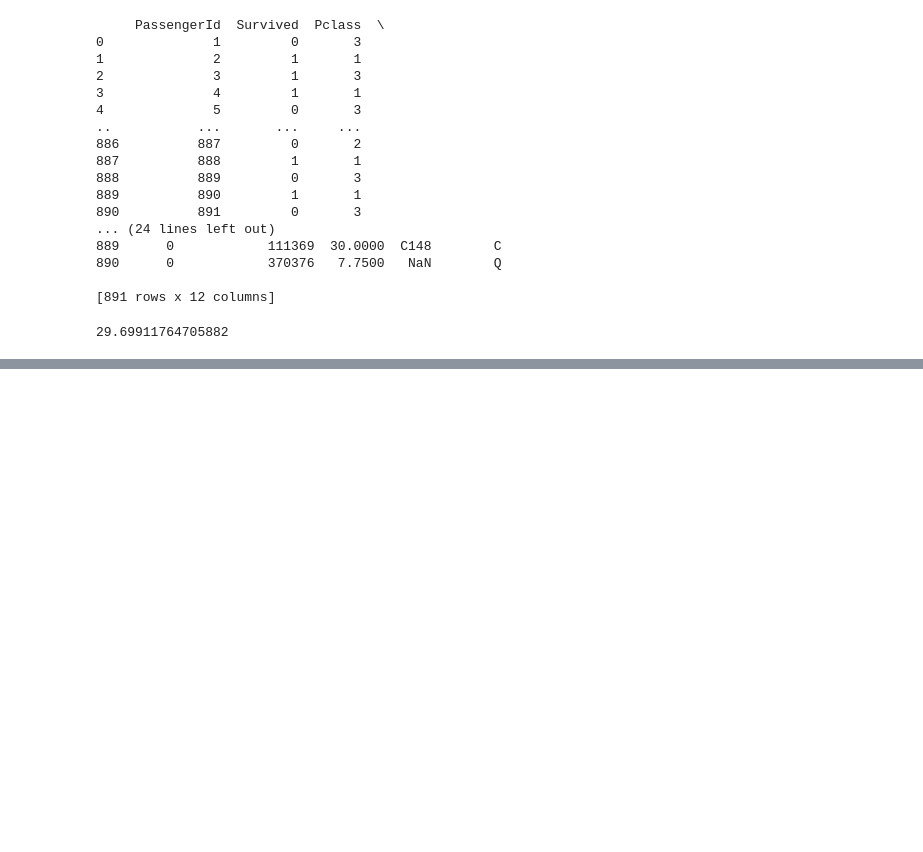
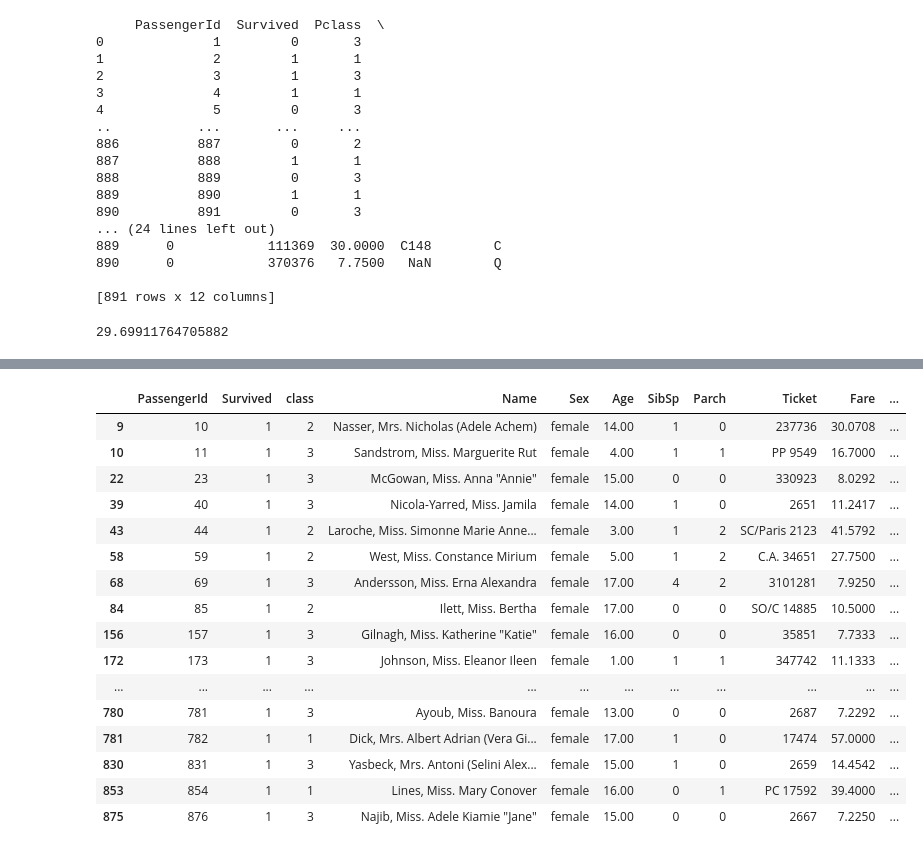
Before and after one commit to Pradeep24032004/data_science, a Jupyter notebook: PandasBasics.ipynb, the cells around one changed output, grey strips where cells are left out. Drawn from its saved outputs; the diff is of its cells as text; code cells hidden in the pictures; blank space fills up the shorter version.

```diff
--- a/PandasBasics.ipynb
+++ b/PandasBasics.ipynb
@@ -470,0 +487,4 @@ df['Age'].mean()
+# %%
+#removing a column syntax: df.drop(column_name)
+df.drop('Sibsp', axis=1, inplace=True)  #changing axis to column for row axis=0 and for column axis=1
+#inplace=true removes column permenantly from the dataset
@@ -470,0 +493,5 @@ df['Age'].mean()
+# %%
+#renaming the columns of the datset
+df.rename(columns={'Pclass':'class'},inplace=True)
+#by using inplace we change the name of column permenantly
+df
@@ -470,0 +668,23 @@ df['Age'].mean()
+# %%
+#accessing the columns directly + filtering(multiple condition)
+#get the count of survived passsengers  whose gender is female
+#series and series cannoted by analyzes by and operator but can be used bitwise and(&)
+df[(df['Survived'] == 1) & (df['Sex'] == 'female') & (df['Age'] < 18)]
+# %% [output]
+|  | PassengerId | Survived | class | Name | Sex | Age | SibSp | Parch | Ticket | Fare | ... |
+| 9 | 10 | 1 | 2 | Nasser, Mrs. Nicholas (Adele Achem) | female | 14.00 | 1 | 0 | 237736 | 30.0708 | ... |
+| 10 | 11 | 1 | 3 | Sandstrom, Miss. Marguerite Rut | female | 4.00 | 1 | 1 | PP 9549 | 16.7000 | ... |
+| 22 | 23 | 1 | 3 | McGowan, Miss. Anna "Annie" | female | 15.00 | 0 | 0 | 330923 | 8.0292 | ... |
+| 39 | 40 | 1 | 3 | Nicola-Yarred, Miss. Jamila | female | 14.00 | 1 | 0 | 2651 | 11.2417 | ... |
+| 43 | 44 | 1 | 2 | Laroche, Miss. Simonne Marie Anne... | female | 3.00 | 1 | 2 | SC/Paris 2123 | 41.5792 | ... |
+| 58 | 59 | 1 | 2 | West, Miss. Constance Mirium | female | 5.00 | 1 | 2 | C.A. 34651 | 27.7500 | ... |
+| 68 | 69 | 1 | 3 | Andersson, Miss. Erna Alexandra | female | 17.00 | 4 | 2 | 3101281 | 7.9250 | ... |
+| 84 | 85 | 1 | 2 | Ilett, Miss. Bertha | female | 17.00 | 0 | 0 | SO/C 14885 | 10.5000 | ... |
+| 156 | 157 | 1 | 3 | Gilnagh, Miss. Katherine "Katie" | female | 16.00 | 0 | 0 | 35851 | 7.7333 | ... |
+| 172 | 173 | 1 | 3 | Johnson, Miss. Eleanor Ileen | female | 1.00 | 1 | 1 | 347742 | 11.1333 | ... |
+| ... | ... | ... | ... | ... | ... | ... | ... | ... | ... | ... | ... |
+| 780 | 781 | 1 | 3 | Ayoub, Miss. Banoura | female | 13.00 | 0 | 0 | 2687 | 7.2292 | ... |
+| 781 | 782 | 1 | 1 | Dick, Mrs. Albert Adrian (Vera Gi... | female | 17.00 | 1 | 0 | 17474 | 57.0000 | ... |
+| 830 | 831 | 1 | 3 | Yasbeck, Mrs. Antoni (Selini Alex... | female | 15.00 | 1 | 0 | 2659 | 14.4542 | ... |
+| 853 | 854 | 1 | 1 | Lines, Miss. Mary Conover | female | 16.00 | 0 | 1 | PC 17592 | 39.4000 | ... |
+| 875 | 876 | 1 | 3 | Najib, Miss. Adele Kiamie "Jane" | female | 15.00 | 0 | 0 | 2667 | 7.2250 | ... |
```
Also changed, not shown: parts of 28 cells of this notebook.
